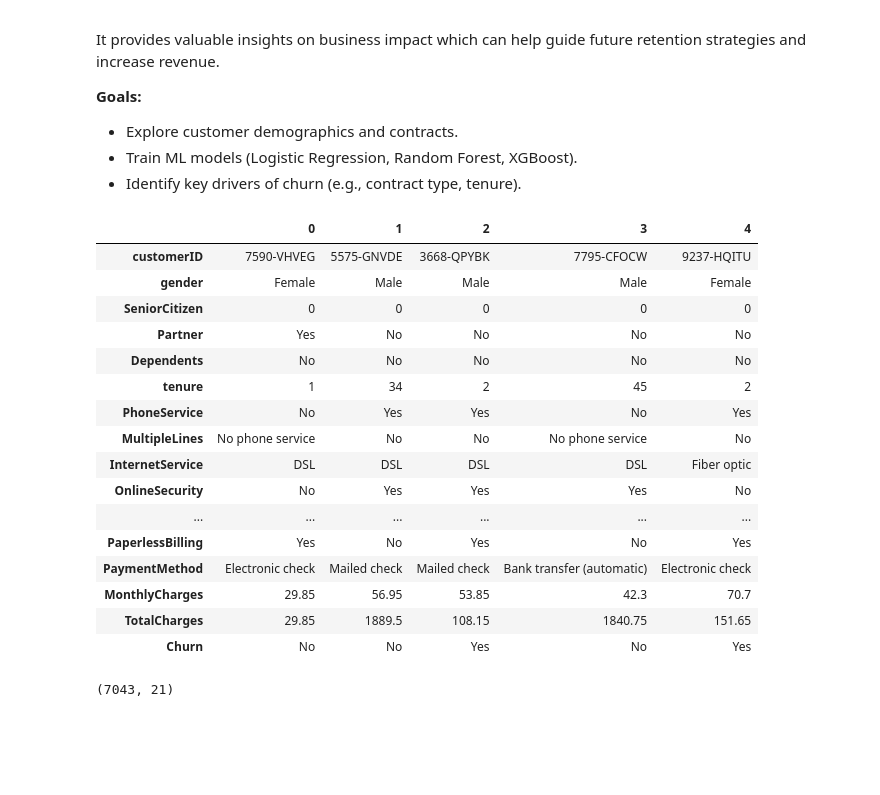
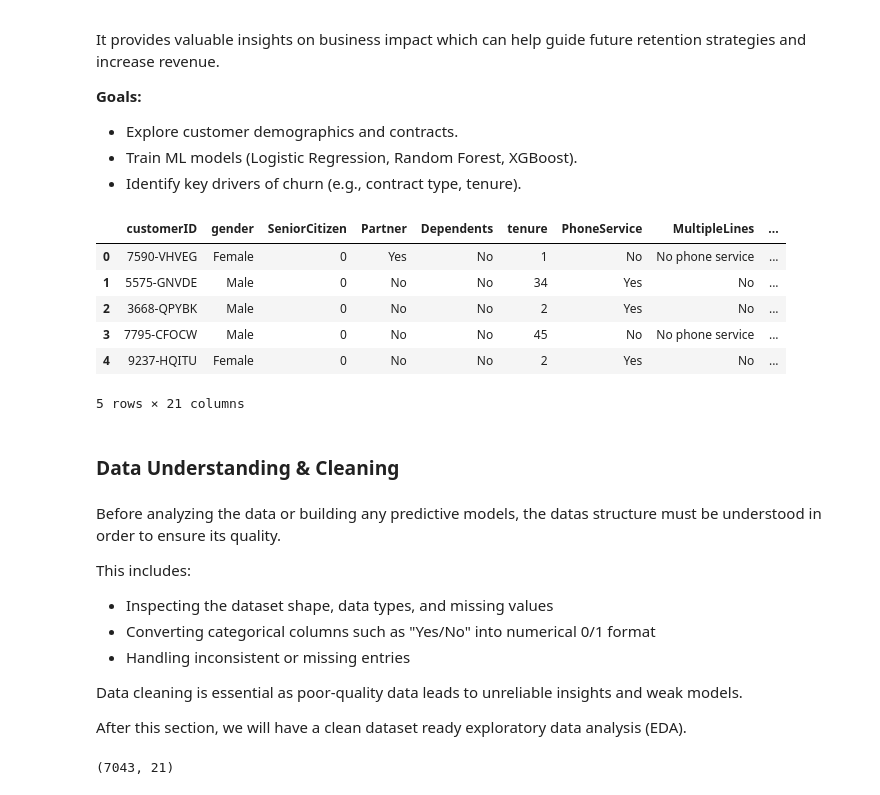
Before and after one commit to JuanSeguraA/customer-churn-prediction, a Jupyter notebook: churn_prediction.ipynb, the cells around one changed output. Saved outputs shown, nothing was run; the diff lists cells and outputs as text; code cells hidden in the pictures; blank space fills up the shorter version.

Commit message:
Day 1 & Day 2 – Data cleaning and EDA completed

```diff
--- a/churn_prediction.ipynb
+++ b/churn_prediction.ipynb
@@ -15,27 +15,33 @@ It provides valuable insights on business impact which can help guide future ret
 - Identify key drivers of churn (e.g., contract type, tenure).
 # %%
 import pandas as pd
+import matplotlib.pyplot as plt
+import seaborn as sns
 
 df = pd.read_csv("C:/Users/juans/OneDrive/Documents/Programming Projects/customer-churn-prediction/data/WA_Fn-UseC_-Telco-Customer-Churn.csv")
-df.head().T
+df.head()
 # %% [output]
-|  | 0 | 1 | 2 | 3 | 4 |
-| customerID | 7590-VHVEG | 5575-GNVDE | 3668-QPYBK | 7795-CFOCW | 9237-HQITU |
-| gender | Female | Male | Male | Male | Female |
-| SeniorCitizen | 0 | 0 | 0 | 0 | 0 |
-| Partner | Yes | No | No | No | No |
-| Dependents | No | No | No | No | No |
-| tenure | 1 | 34 | 2 | 45 | 2 |
-| PhoneService | No | Yes | Yes | No | Yes |
-| MultipleLines | No phone service | No | No | No phone service | No |
-| InternetService | DSL | DSL | DSL | DSL | Fiber optic |
-| OnlineSecurity | No | Yes | Yes | Yes | No |
-| ... | ... | ... | ... | ... | ... |
-| PaperlessBilling | Yes | No | Yes | No | Yes |
-| PaymentMethod | Electronic check | Mailed check | Mailed check | Bank transfer (automatic) | Electronic check |
-| MonthlyCharges | 29.85 | 56.95 | 53.85 | 42.3 | 70.7 |
-| TotalCharges | 29.85 | 1889.5 | 108.15 | 1840.75 | 151.65 |
-| Churn | No | No | Yes | No | Yes |
+|  | customerID | gender | SeniorCitizen | Partner | Dependents | tenure | PhoneService | MultipleLines | ... |
+| 0 | 7590-VHVEG | Female | 0 | Yes | No | 1 | No | No phone service | ... |
+| 1 | 5575-GNVDE | Male | 0 | No | No | 34 | Yes | No | ... |
+| 2 | 3668-QPYBK | Male | 0 | No | No | 2 | Yes | No | ... |
+| 3 | 7795-CFOCW | Male | 0 | No | No | 45 | No | No phone service | ... |
+| 4 | 9237-HQITU | Female | 0 | No | No | 2 | Yes | No | ... |
+5 rows × 21 columns
+# %% [markdown]
+### Data Understanding & Cleaning
+# %% [markdown]
+Before analyzing the data or building any predictive models, the datas structure must be understood in order to ensure its quality.
+
+This includes:
+
+- Inspecting the dataset shape, data types, and missing values
+- Converting categorical columns such as "Yes/No" into numerical 0/1 format
+- Handling inconsistent or missing entries
+
+Data cleaning is essential as poor-quality data leads to unreliable insights and weak models.
+
+After this section, we will have a clean dataset ready exploratory data analysis (EDA).
 # %%
 df.shape
 # %% [output]
```
Also changed, not shown: parts of 21 cells of this notebook.
